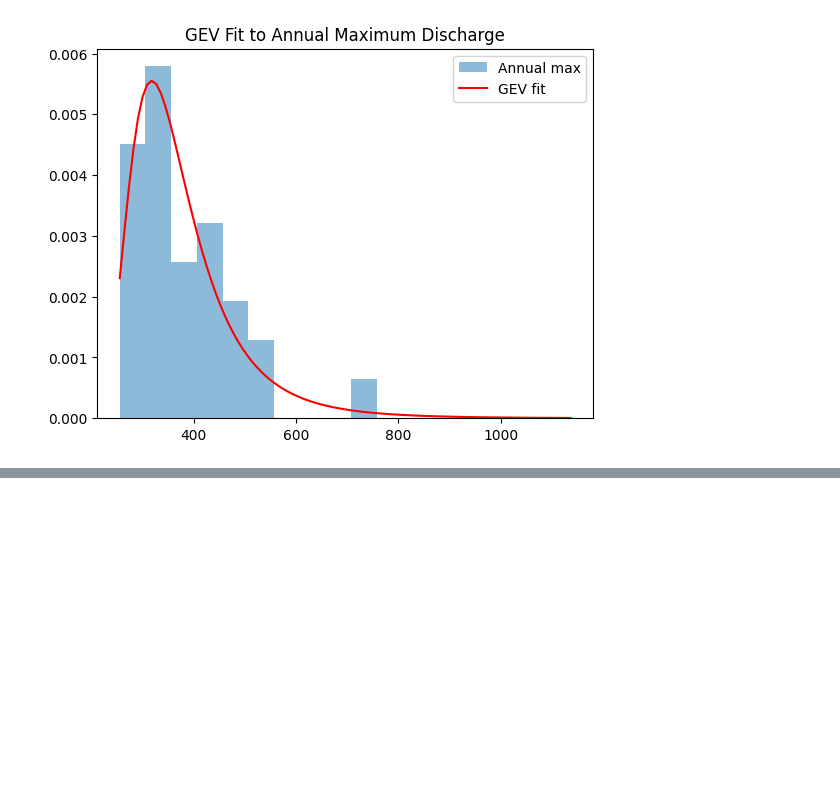
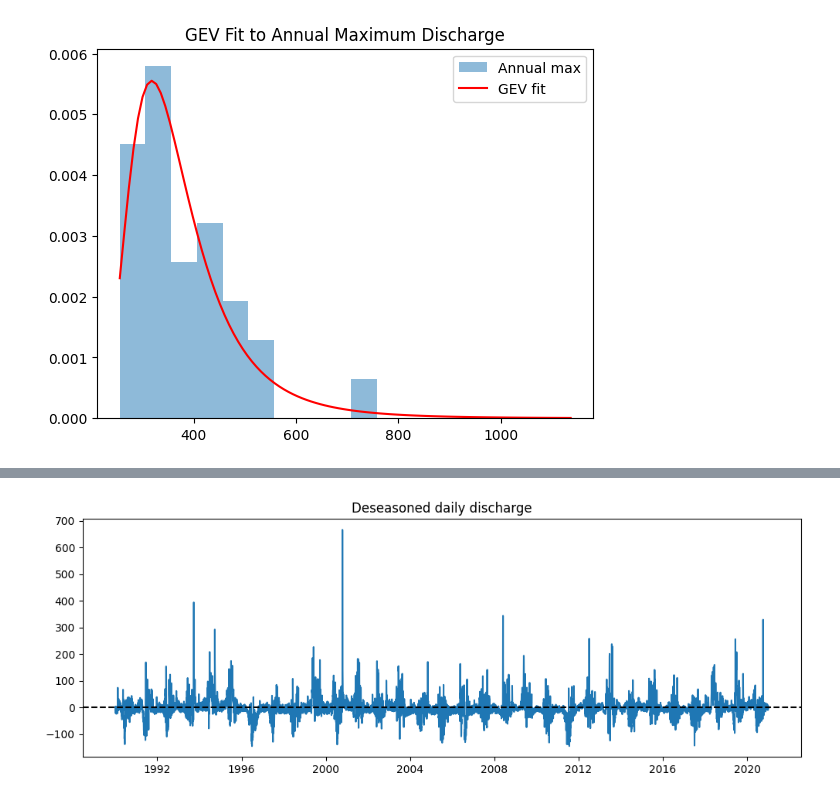
Before and after one commit to javierfeller/stochastic_hydrology, a Jupyter notebook: notebooks/script.ipynb, the cells around one changed output, grey strips where cells are left out. Cells and saved outputs as stored; diff of their text form; code cells hidden in the pictures; blank space fills up the shorter version.

```diff
--- a/notebooks/script.ipynb
+++ b/notebooks/script.ipynb
@@ -655,0 +271,29 @@ compute_q_peak <- function(q, d, tol) {
+# %%
+sion_gauge_90["doy"] = sion_gauge_90["date"].dt.dayofyear
+seasonal = (
+    sion_gauge_90
+    .groupby("doy")["discharge_vol(m3/s)"]
+    .mean()
+)
+
+sion_gauge_90["seasonal"] = (
+    sion_gauge_90["doy"].map(seasonal)
+)
+
+sion_gauge_90["deseasoned"] = (
+    sion_gauge_90["discharge_vol(m3/s)"]
+    - sion_gauge_90["seasonal"]
+)
+# %%
+import matplotlib.pyplot as plt
+
+plt.figure(figsize=(12,4))
+plt.plot(
+    sion_gauge_90["date"],
+    sion_gauge_90["deseasoned"]
+)
+plt.axhline(0, color="black", linestyle="--")
+plt.title("Deseasoned daily discharge")
+plt.show()
+# %% [output]
+[figure, added]
```
Also changed, not shown: parts of 33 cells of this notebook.
